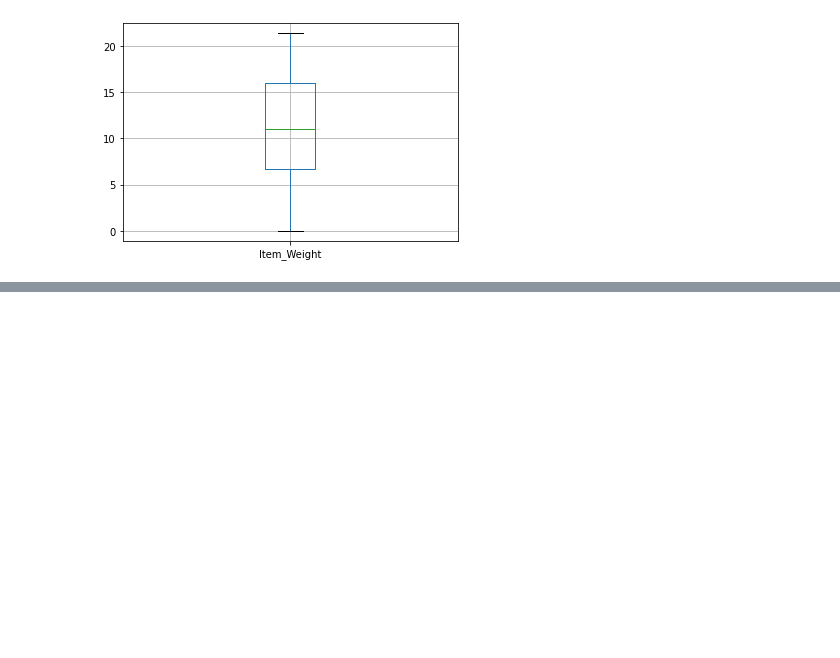
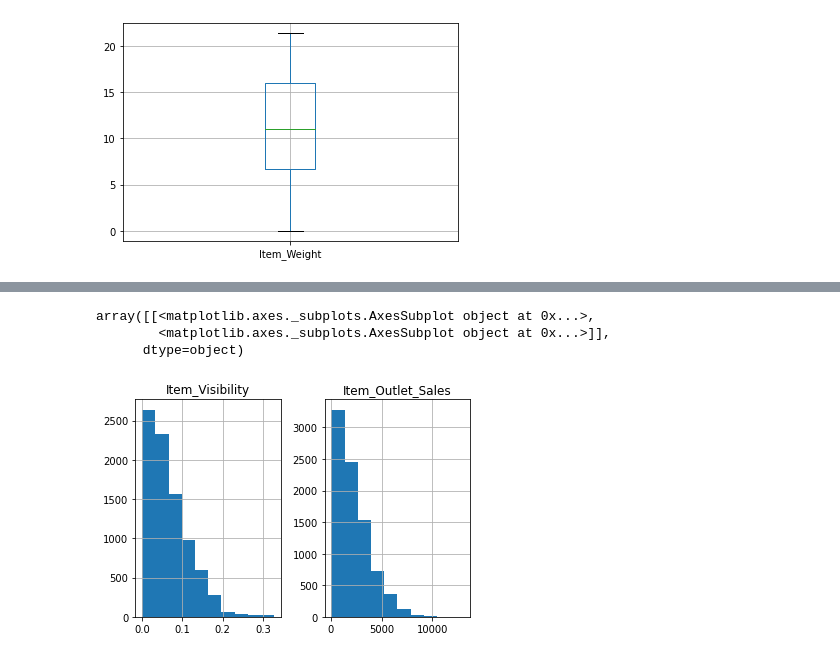
Before and after one commit to heidiglee/sales-predictions, a Jupyter notebook: heidilee_github_sales_prediction.ipynb, the cells around one changed output, grey strips where cells are left out. Saved outputs shown, nothing was run; the diff lists cells and outputs as text; code cells hidden in the pictures; blank space fills up the shorter version.

```diff
--- a/heidilee_github_sales_prediction.ipynb
+++ b/heidilee_github_sales_prediction.ipynb
@@ -239,0 +250,8 @@ sns.regplot(data=df, x='Item_Weight', y='Item_Outlet_Sales', line_kws={'color':'
+# %%
+df1 = df[['Item_Visibility', 'Item_Outlet_Sales']]
+df1.hist()
+# %% [output]
+array([[<matplotlib.axes._subplots.AxesSubplot object at 0x...>,
+        <matplotlib.axes._subplots.AxesSubplot object at 0x...>]],
+      dtype=object)
+[figure, added]
```
Also changed, not shown: parts of 4 cells of this notebook.
